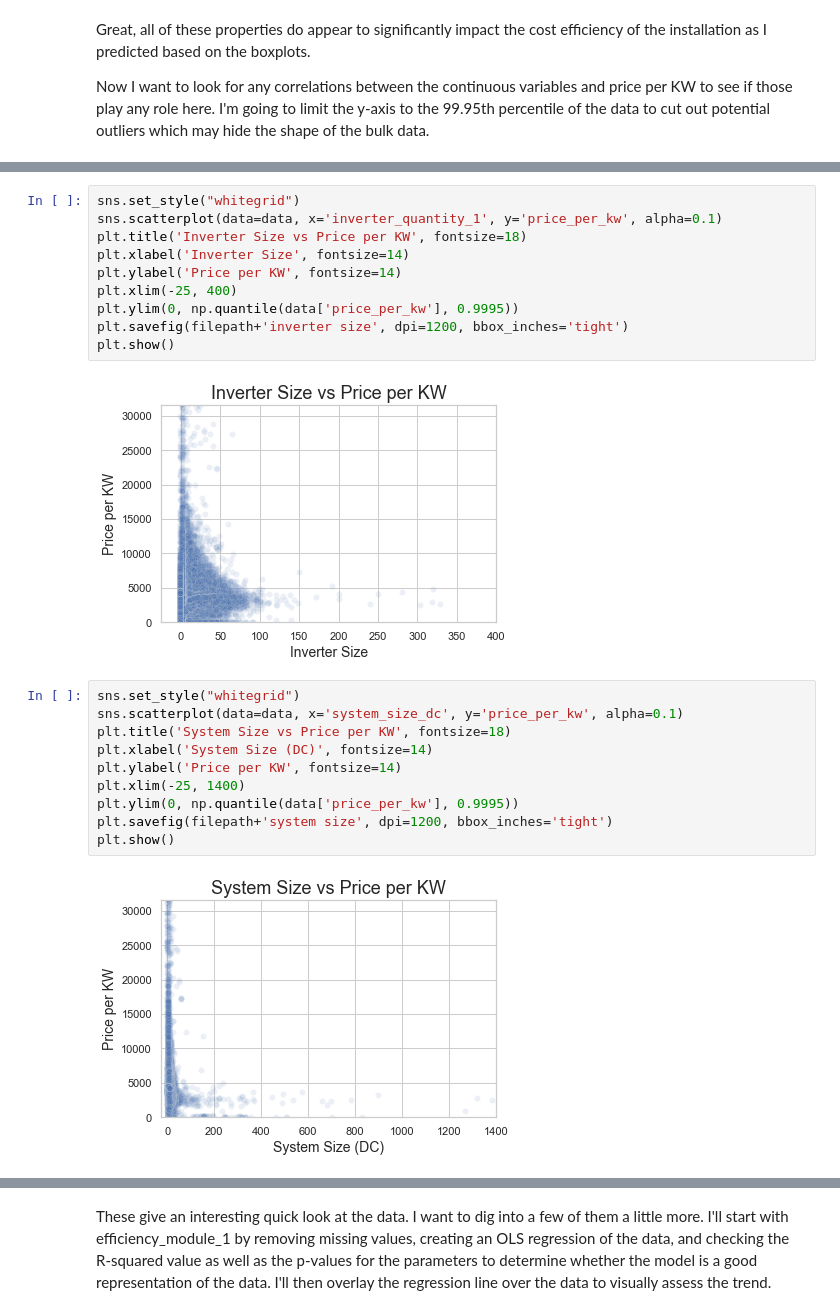
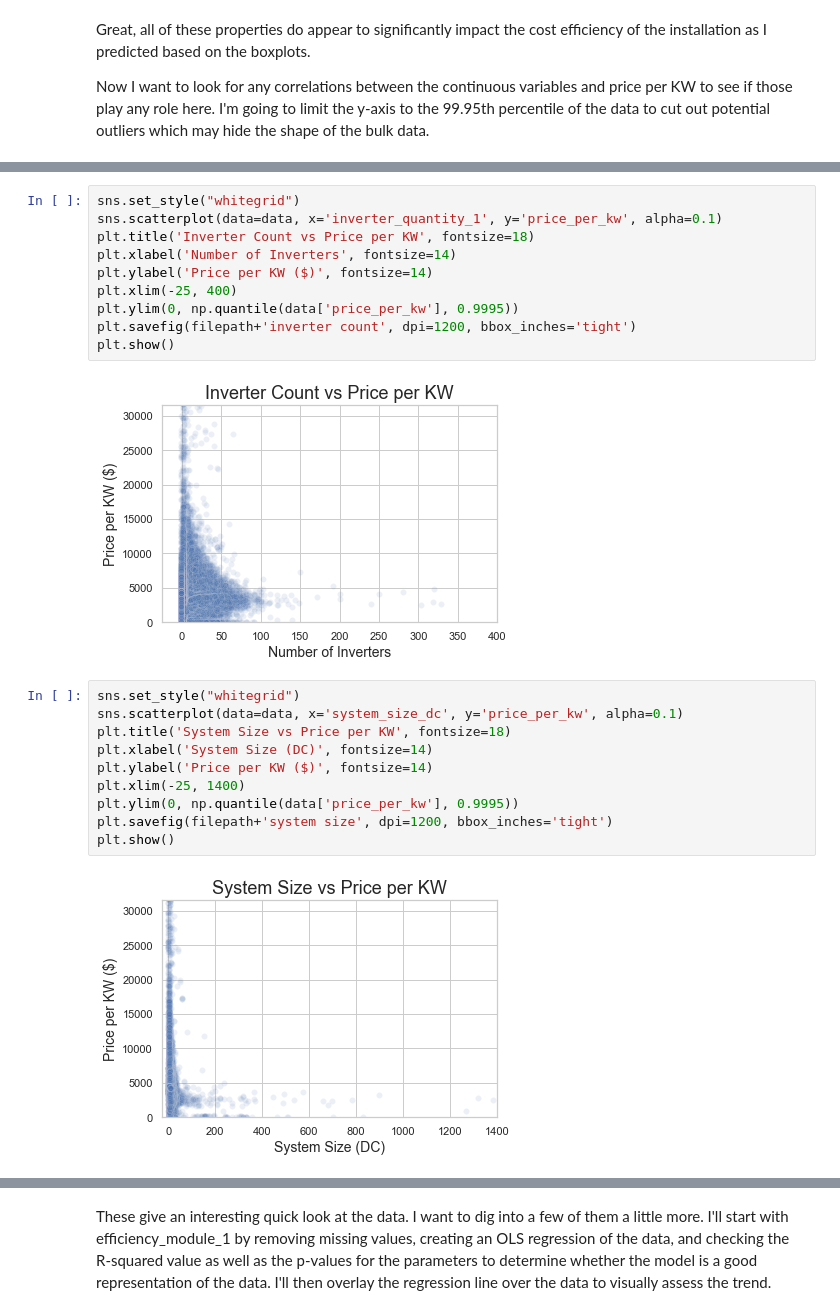
Before and after one commit to zjbrown0689/Solar-Panel-Capstone, a Jupyter notebook: notebooks/exploratory_data_analysis.ipynb, the cells around one changed output, grey strips where cells are left out. Drawn from its saved outputs; the diff is of its cells as text.

```diff
--- a/notebooks/exploratory_data_analysis.ipynb
+++ b/notebooks/exploratory_data_analysis.ipynb
@@ -304,27 +303,27 @@ for col in data.select_dtypes('float64').columns:
 # %%
 sns.set_style("whitegrid")
 sns.scatterplot(data=data, x='inverter_quantity_1', y='price_per_kw', alpha=0.1)
-plt.title('Inverter Size vs Price per KW', fontsize=18)
-plt.xlabel('Inverter Size', fontsize=14)
-plt.ylabel('Price per KW', fontsize=14)
+plt.title('Inverter Count vs Price per KW', fontsize=18)
+plt.xlabel('Number of Inverters', fontsize=14)
+plt.ylabel('Price per KW ($)', fontsize=14)
 plt.xlim(-25, 400)
 plt.ylim(0, np.quantile(data['price_per_kw'], 0.9995))
-plt.savefig(filepath+'inverter size', dpi=1200, bbox_inches='tight')
+plt.savefig(filepath+'inverter count', dpi=1200, bbox_inches='tight')
 plt.show()
 # %% [output]
-[figure, old version]
+[figure, new version]
 # %%
 sns.set_style("whitegrid")
 sns.scatterplot(data=data, x='system_size_dc', y='price_per_kw', alpha=0.1)
 plt.title('System Size vs Price per KW', fontsize=18)
 plt.xlabel('System Size (DC)', fontsize=14)
-plt.ylabel('Price per KW', fontsize=14)
+plt.ylabel('Price per KW ($)', fontsize=14)
 plt.xlim(-25, 1400)
 plt.ylim(0, np.quantile(data['price_per_kw'], 0.9995))
 plt.savefig(filepath+'system size', dpi=1200, bbox_inches='tight')
 plt.show()
 # %% [output]
-[figure, old version]
+[figure, new version]
 # %%
 sns.set_style("whitegrid")
 sns.scatterplot(data=data, x='tilt_1', y='price_per_kw', alpha=0.1)
```
Also changed, not shown: parts of 20 cells of this notebook, 13 other files.
